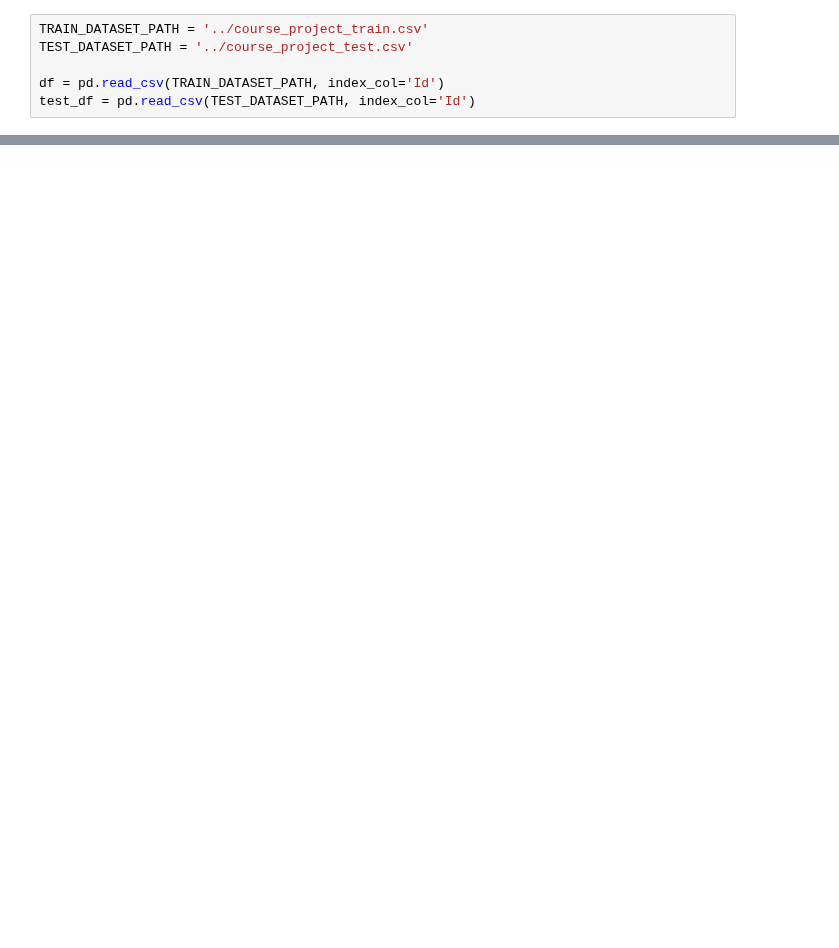
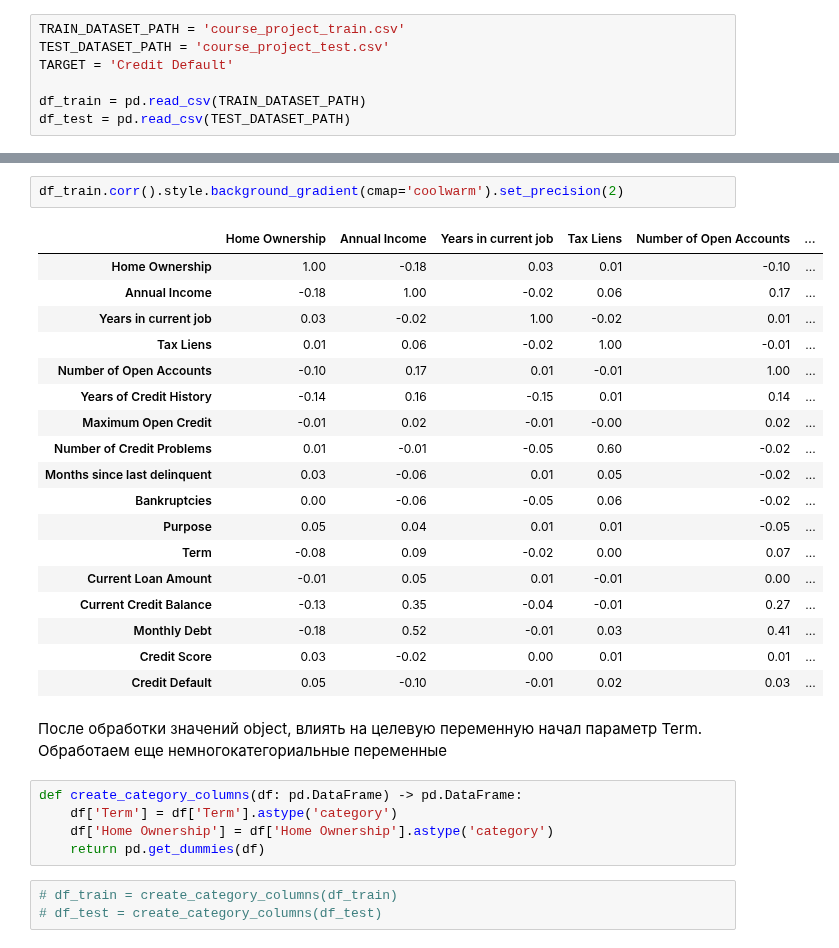
Before and after one commit to PapaCarloSap/AiLessonHomework, a Jupyter notebook: Python_ML_lib_classification/Course_project/dev/draft.ipynb, the cells around one changed output, grey strips where cells are left out. Drawn from its saved outputs; the diff is of its cells as text; blank space fills up the shorter version.

```diff
--- a/Python_ML_lib_classification/Course_project/dev/draft.ipynb
+++ b/Python_ML_lib_classification/Course_project/dev/draft.ipynb
@@ -35,6 +39,7 @@ pd.options.display.float_format = '{:,.2f}'.format
 # %%
-TRAIN_DATASET_PATH = '../course_project_train.csv'
-TEST_DATASET_PATH = '../course_project_test.csv'
+TRAIN_DATASET_PATH = 'course_project_train.csv'
+TEST_DATASET_PATH = 'course_project_test.csv'
+TARGET = 'Credit Default'
 
-df = pd.read_csv(TRAIN_DATASET_PATH, index_col='Id')
-test_df = pd.read_csv(TEST_DATASET_PATH, index_col='Id')
+df_train = pd.read_csv(TRAIN_DATASET_PATH)
+df_test = pd.read_csv(TEST_DATASET_PATH)
@@ -40,0 +316,31 @@ test_df = pd.read_csv(TEST_DATASET_PATH, index_col='Id')
+# %%
+df_train.corr().style.background_gradient(cmap='coolwarm').set_precision(2)
+# %% [output]
+|  | Home Ownership | Annual Income | Years in current job | Tax Liens | Number of Open Accounts | ... |
+| Home Ownership | 1.00 | -0.18 | 0.03 | 0.01 | -0.10 | ... |
+| Annual Income | -0.18 | 1.00 | -0.02 | 0.06 | 0.17 | ... |
+| Years in current job | 0.03 | -0.02 | 1.00 | -0.02 | 0.01 | ... |
+| Tax Liens | 0.01 | 0.06 | -0.02 | 1.00 | -0.01 | ... |
+| Number of Open Accounts | -0.10 | 0.17 | 0.01 | -0.01 | 1.00 | ... |
+| Years of Credit History | -0.14 | 0.16 | -0.15 | 0.01 | 0.14 | ... |
+| Maximum Open Credit | -0.01 | 0.02 | -0.01 | -0.00 | 0.02 | ... |
+| Number of Credit Problems | 0.01 | -0.01 | -0.05 | 0.60 | -0.02 | ... |
+| Months since last delinquent | 0.03 | -0.06 | 0.01 | 0.05 | -0.02 | ... |
+| Bankruptcies | 0.00 | -0.06 | -0.05 | 0.06 | -0.02 | ... |
+| Purpose | 0.05 | 0.04 | 0.01 | 0.01 | -0.05 | ... |
+| Term | -0.08 | 0.09 | -0.02 | 0.00 | 0.07 | ... |
+| Current Loan Amount | -0.01 | 0.05 | 0.01 | -0.01 | 0.00 | ... |
+| Current Credit Balance | -0.13 | 0.35 | -0.04 | -0.01 | 0.27 | ... |
+| Monthly Debt | -0.18 | 0.52 | -0.01 | 0.03 | 0.41 | ... |
+| Credit Score | 0.03 | -0.02 | 0.00 | 0.01 | 0.01 | ... |
+| Credit Default | 0.05 | -0.10 | -0.01 | 0.02 | 0.03 | ... |
+# %% [markdown]
+После обработки значений object, влиять на целевую переменную начал параметр Term. Обработаем еще немногокатегориальные переменные
+# %%
+def create_category_columns(df: pd.DataFrame) -> pd.DataFrame:
+    df['Term'] = df['Term'].astype('category')
+    df['Home Ownership'] = df['Home Ownership'].astype('category')
+    return pd.get_dummies(df)
+# %%
+# df_train = create_category_columns(df_train)
+# df_test = create_category_columns(df_test)
```
Also changed, not shown: parts of 36 cells of this notebook, 7 other files.
